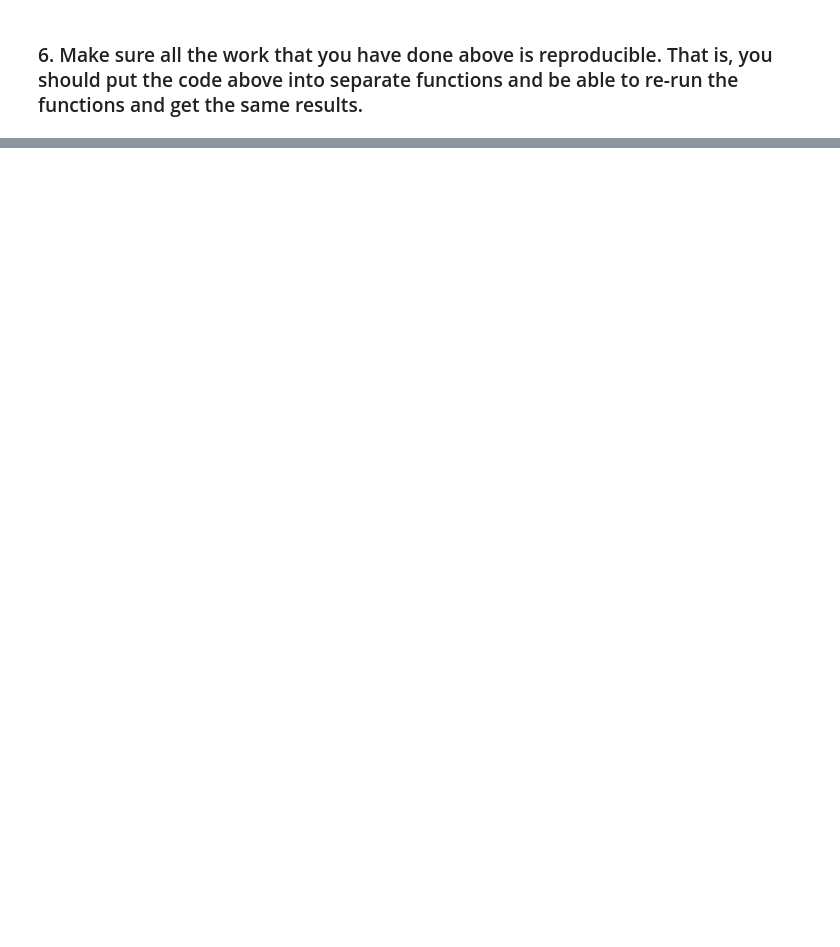
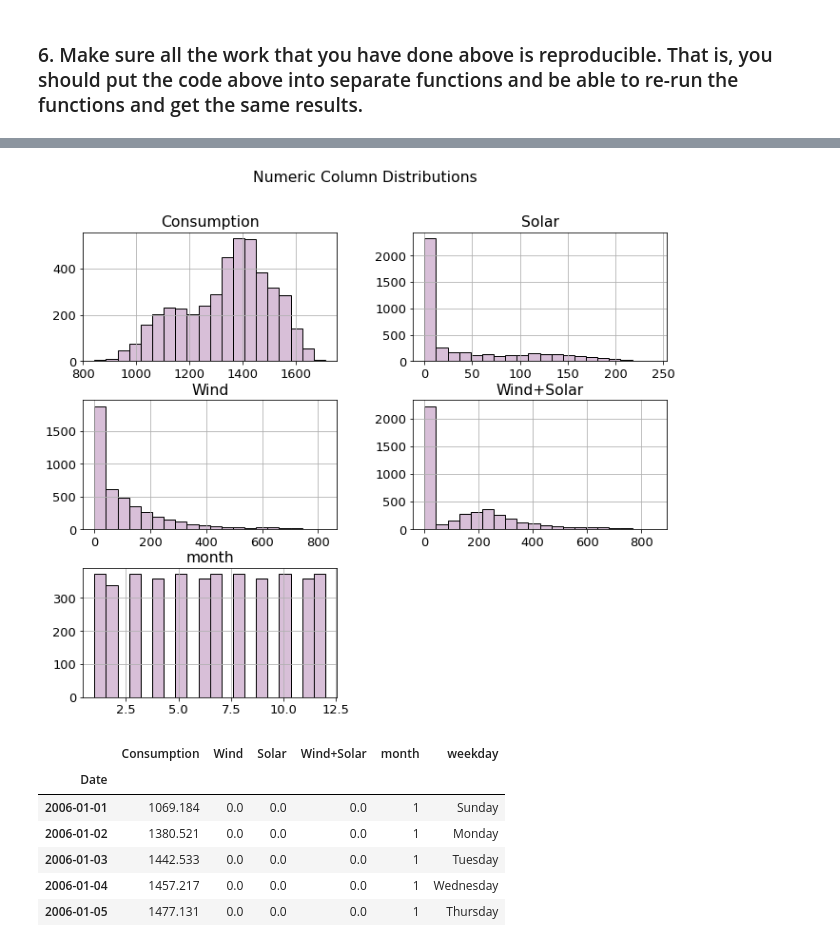
Before and after one commit to CSolitaire/time-series-exercises, a Jupyter notebook: data-prep-exercises.ipynb, the cells around one changed output, grey strips where cells are left out. Saved outputs shown, nothing was run; the diff lists cells and outputs as text; code cells hidden in the pictures; blank space fills up the shorter version.

```diff
--- a/data-prep-exercises.ipynb
+++ b/data-prep-exercises.ipynb
@@ -179,0 +189,3 @@ df.head()
+# %%
+df = acquire.opsd_germany_daily()
+df.head()
@@ -179,0 +214,33 @@ df.head()
+# %%
+def prepped_enery_df(df):
+    """
+    Function to acquire and prepare
+    store dataframe and show
+    distributions for numeric columns
+    """
+    # Convert sale_date to DateTimeIndex
+    df['Date'] = pd.to_datetime(df.Date)
+    df = df.set_index('Date').sort_index()
+
+    # Create date part columns
+    df['month'] = df.index.month
+    df['weekday'] = df.index.day_name()
+
+    # Fill NaN
+    df = df.fillna(0)
+
+    # Display distributions of numeric columns
+    numeric_hists(df)
+    return df
+# %%
+df = prepped_enery_df(df)
+df.head()
+# %% [output]
+[figure, added]
+|  | Consumption | Wind | Solar | Wind+Solar | month | weekday |
+| Date |  |  |  |  |  |  |
+| 2006-01-01 | 1069.184 | 0.0 | 0.0 | 0.0 | 1 | Sunday |
+| 2006-01-02 | 1380.521 | 0.0 | 0.0 | 0.0 | 1 | Monday |
+| 2006-01-03 | 1442.533 | 0.0 | 0.0 | 0.0 | 1 | Tuesday |
+| 2006-01-04 | 1457.217 | 0.0 | 0.0 | 0.0 | 1 | Wednesday |
+| 2006-01-05 | 1477.131 | 0.0 | 0.0 | 0.0 | 1 | Thursday |
```
Also changed, not shown: parts of 6 cells of this notebook.
